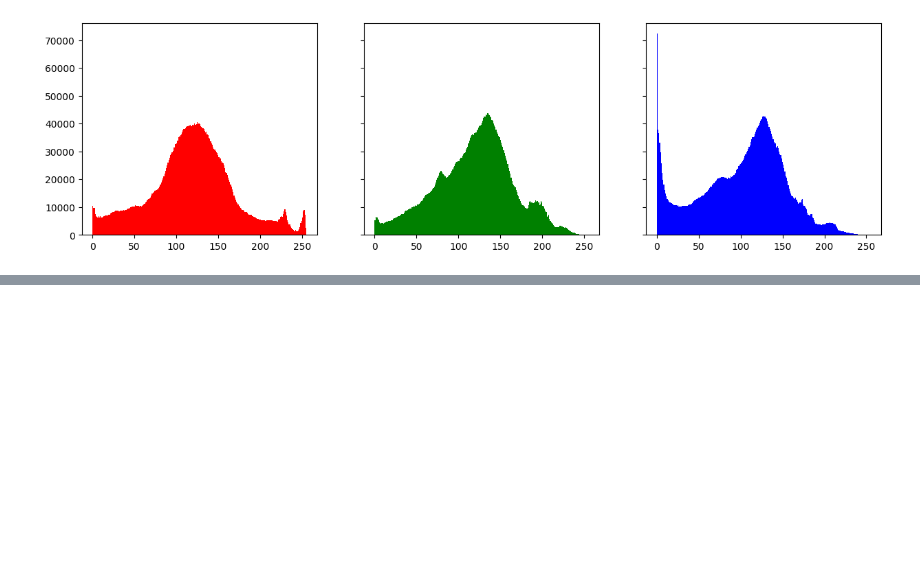
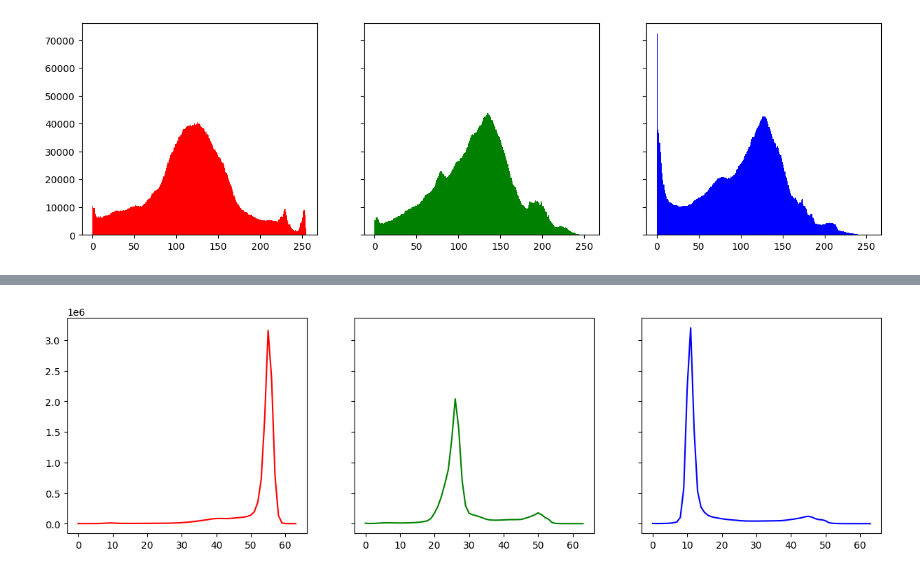
Before and after one commit to jonkarakus/ML-Notes, a Jupyter notebook: EmbeddingMethodsForImages/01ColorHistograms.ipynb, the cells around one changed output, grey strips where cells are left out. Saved outputs shown, nothing was run; the diff lists cells and outputs as text; code cells hidden in the pictures; blank space fills up the shorter version.

```diff
--- a/EmbeddingMethodsForImages/01ColorHistograms.ipynb
+++ b/EmbeddingMethodsForImages/01ColorHistograms.ipynb
@@ -80,0 +130,8 @@ plt.show()  # Displays the RGB color profile
+# %%
+fig, axs = plt.subplots(1, 3, figsize=(15, 4), sharey=True)
+axs[0].plot(red_hist, color='r')
+axs[1].plot(green_hist, color='g')
+axs[2].plot(blue_hist, color='b')
+plt.show()
+# %% [output]
+[figure, added]
```
Also changed, not shown: parts of 18 cells of this notebook.
